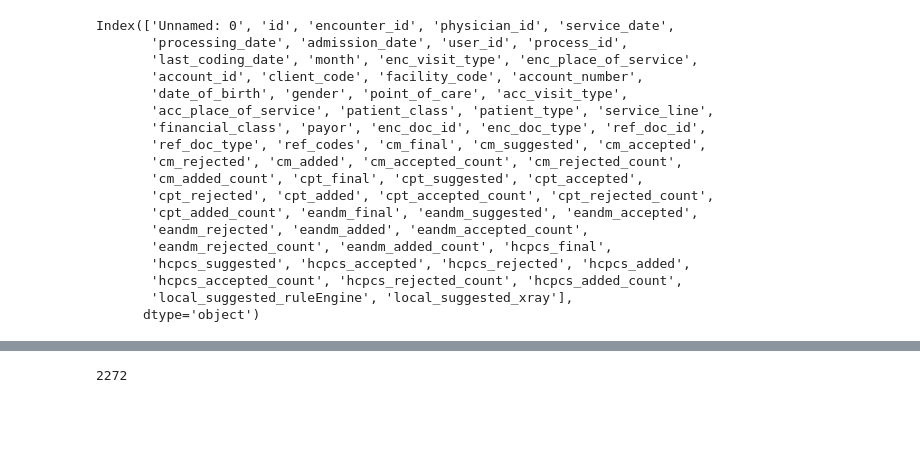
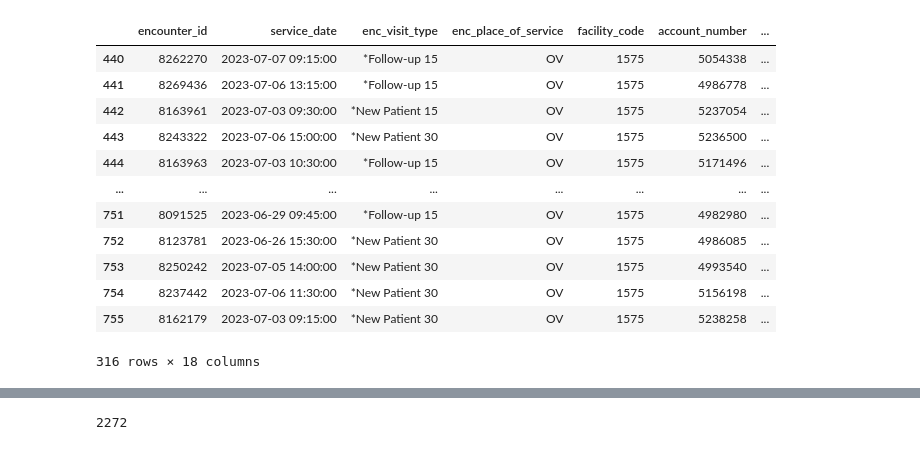
Before and after one commit to Thegeekgirl19/data_analysis_scripts, a Jupyter notebook: common-system-data.ipynb, the cells around one changed output, grey strips where cells are left out. Saved outputs shown, nothing was run; the diff lists cells and outputs as text; code cells hidden in the pictures; blank space fills up the shorter version.

```diff
--- a/common-system-data.ipynb
+++ b/common-system-data.ipynb
@@ -122,24 +103,23 @@ df_9954[df_9954.enc_visit_type.str.contains('N/A')][cols_to_use]
 import pandas as pd
 # %%
 df = pd.read_excel('/home/trishalaswain/ClientData/CHS/CHS_JULY/CHS_JULY_Overall_sheet_till_11th.xlsx', index_col=False)
-# %%
-df.columns
-# %% [output]
-Index(['Unnamed: 0', 'id', 'encounter_id', 'physician_id', 'service_date',
-       'processing_date', 'admission_date', 'user_id', 'process_id',
-       'last_coding_date', 'month', 'enc_visit_type', 'enc_place_of_service',
-       'account_id', 'client_code', 'facility_code', 'account_number',
-       'date_of_birth', 'gender', 'point_of_care', 'acc_visit_type',
-       'acc_place_of_service', 'patient_class', 'patient_type', 'service_line',
-       'financial_class', 'payor', 'enc_doc_id', 'enc_doc_type', 'ref_doc_id',
-       'ref_doc_type', 'ref_codes', 'cm_final', 'cm_suggested', 'cm_accepted',
-       'cm_rejected', 'cm_added', 'cm_accepted_count', 'cm_rejected_count',
-       'cm_added_count', 'cpt_final', 'cpt_suggested', 'cpt_accepted',
-       'cpt_rejected', 'cpt_added', 'cpt_accepted_count', 'cpt_rejected_count',
-       'cpt_added_count', 'eandm_final', 'eandm_suggested', 'eandm_accepted',
-       'eandm_rejected', 'eandm_added', 'eandm_accepted_count',
-       'eandm_rejected_count', 'eandm_added_count', 'hcpcs_final',
-       'hcpcs_suggested', 'hcpcs_accepted', 'hcpcs_rejected', 'hcpcs_added',
-       'hcpcs_accepted_count', 'hcpcs_rejected_count', 'hcpcs_added_count',
-       'local_suggested_ruleEngine', 'local_suggested_xray'],
-      dtype='object')
+# %%
+df.facility_code = df.facility_code.astype('str')
+# %%
+df_1575 = df[df['facility_code'] == '1575']
+# %%
+df_1575[cols_to_use]
+# %% [output]
+|  | encounter_id | service_date | enc_visit_type | enc_place_of_service | facility_code | account_number | ... |
+| 440 | 8262270 | 2023-07-07 09:15:00 | *Follow-up 15 | OV | 1575 | 5054338 | ... |
+| 441 | 8269436 | 2023-07-06 13:15:00 | *Follow-up 15 | OV | 1575 | 4986778 | ... |
+| 442 | 8163961 | 2023-07-03 09:30:00 | *New Patient 15 | OV | 1575 | 5237054 | ... |
+| 443 | 8243322 | 2023-07-06 15:00:00 | *New Patient 30 | OV | 1575 | 5236500 | ... |
+| 444 | 8163963 | 2023-07-03 10:30:00 | *Follow-up 15 | OV | 1575 | 5171496 | ... |
+| ... | ... | ... | ... | ... | ... | ... | ... |
+| 751 | 8091525 | 2023-06-29 09:45:00 | *Follow-up 15 | OV | 1575 | 4982980 | ... |
+| 752 | 8123781 | 2023-06-26 15:30:00 | *New Patient 30 | OV | 1575 | 4986085 | ... |
+| 753 | 8250242 | 2023-07-05 14:00:00 | *New Patient 30 | OV | 1575 | 4993540 | ... |
+| 754 | 8237442 | 2023-07-06 11:30:00 | *New Patient 30 | OV | 1575 | 5156198 | ... |
+| 755 | 8162179 | 2023-07-03 09:15:00 | *New Patient 30 | OV | 1575 | 5238258 | ... |
+316 rows × 18 columns
```
Also changed, not shown: parts of 20 cells of this notebook, 3 other files.
